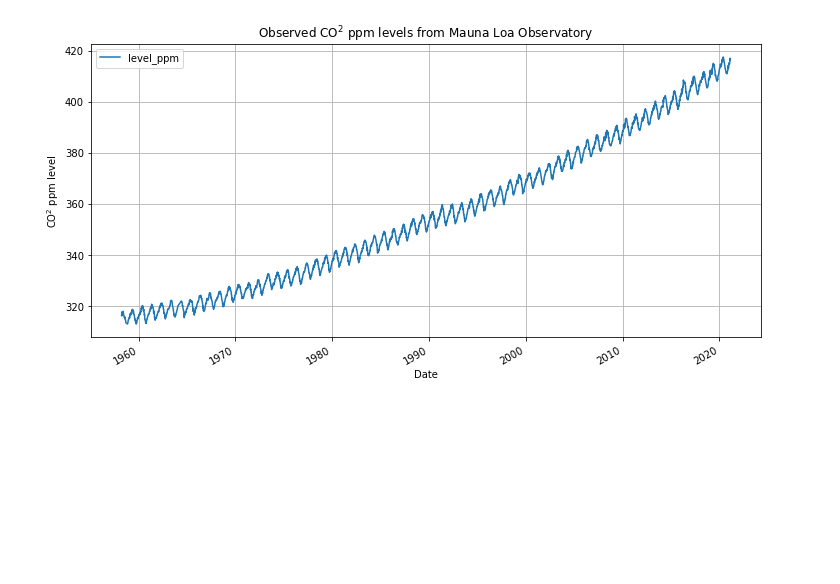
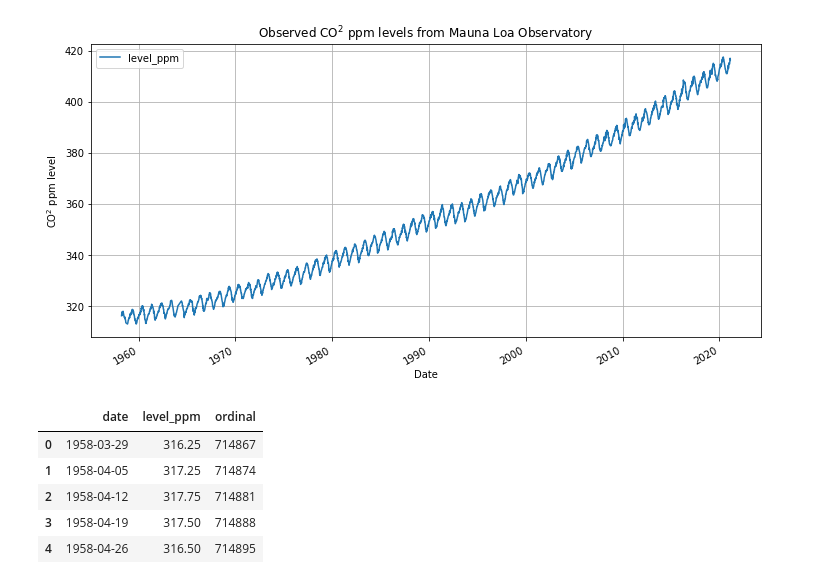
Before and after one commit to Inventrohyder/cs146, a Jupyter notebook: Assignments/final-project/notebook.ipynb, the cells around one changed output. Cells and saved outputs as stored; diff of their text form; code cells hidden in the pictures; blank space fills up the shorter version.

```diff
--- a/Assignments/final-project/notebook.ipynb
+++ b/Assignments/final-project/notebook.ipynb
@@ -13,7 +11,13 @@ plt.style.context('seaborn')
 # %% [output]
 <contextlib._GeneratorContextManager at 0x...>
 # %%
-df = pd.read_csv('weekly_in_situ_co2_mlo.csv', header=None, parse_dates=[0], dtype={1: np.float16}, names=['date', 'level_ppm'])
+df = pd.read_csv(
+    'https://scrippsco2.ucsd.edu/assets/data/atmospheric/stations/in_situ_co2/weekly/weekly_in_situ_co2_mlo.csv',
+    header=None,
+    parse_dates=[0],
+    dtype={1: np.float16},
+    names=['date', 'level_ppm']
+)
 df.head()
 # %% [output]
 |  | date | level_ppm |
@@ -42,6 +46,16 @@ plt.title('Observed CO$^2$ ppm levels from Mauna Loa Observatory')
 plt.savefig('observed_data.png')
 # %% [output]
 [figure]
+# %%
+df['ordinal'] = df['date'].apply(datetime.toordinal)
+df.head()
+# %% [output]
+|  | date | level_ppm | ordinal |
+| 0 | 1958-03-29 | 316.25 | 714867 |
+| 1 | 1958-04-05 | 317.25 | 714874 |
+| 2 | 1958-04-12 | 317.75 | 714881 |
+| 3 | 1958-04-19 | 317.50 | 714888 |
+| 4 | 1958-04-26 | 316.50 | 714895 |
 # %%
 last_date = date(2060, 1, 1)
 future_dates = pd.date_range(start=max(df['date']),end=last_date).to_series()
```
Also changed, not shown: parts of 11 cells of this notebook, 3 other files.
